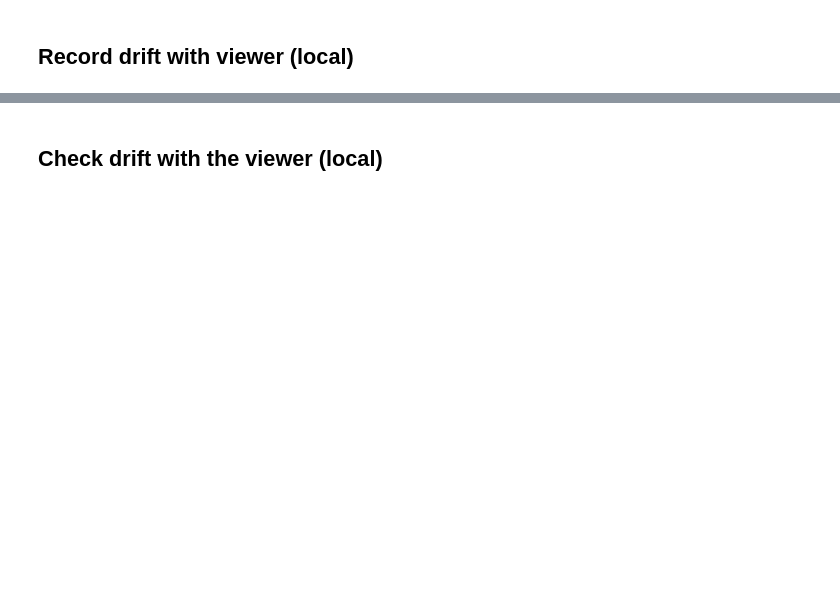
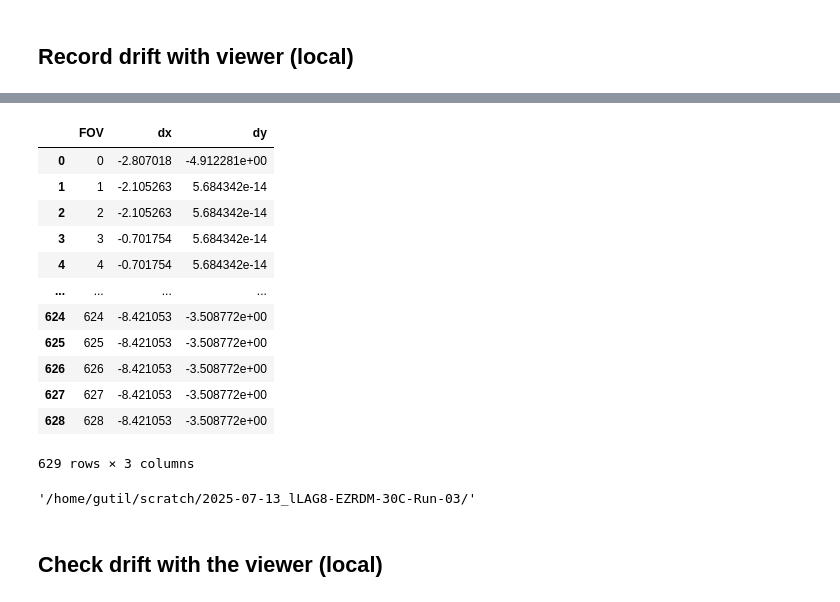
Before and after one commit to gutiloluis/lag_paulsson-lab, a Jupyter notebook: misc/2025-06-28_Manual-Drift-Recording/2025-07-03_Drift-Recording-Cropped-Images.ipynb, the cells around one changed output, grey strips where cells are left out. Cells and saved outputs as stored; diff of their text form; code cells hidden in the pictures; blank space fills up the shorter version.

```diff
--- a/misc/2025-06-28_Manual-Drift-Recording/2025-07-03_Drift-Recording-Cropped-Images.ipynb
+++ b/misc/2025-06-28_Manual-Drift-Recording/2025-07-03_Drift-Recording-Cropped-Images.ipynb
@@ -103,3 +120,23 @@ drift_df.plot(x='FOV', y='dx', marker='o')
+# %%
+drift_df
+# %% [output]
+|  | FOV | dx | dy |
+| 0 | 0 | -2.807018 | -4.912281e+00 |
+| 1 | 1 | -2.105263 | 5.684342e-14 |
+| 2 | 2 | -2.105263 | 5.684342e-14 |
+| 3 | 3 | -0.701754 | 5.684342e-14 |
+| 4 | 4 | -0.701754 | 5.684342e-14 |
+| ... | ... | ... | ... |
+| 624 | 624 | -8.421053 | -3.508772e+00 |
+| 625 | 625 | -8.421053 | -3.508772e+00 |
+| 626 | 626 | -8.421053 | -3.508772e+00 |
+| 627 | 627 | -8.421053 | -3.508772e+00 |
+| 628 | 628 | -8.421053 | -3.508772e+00 |
+629 rows × 3 columns
+# %%
+HEADPATH
+# %% [output]
+'/home/gutil/scratch/2025-07-13_lLAG8-EZRDM-30C-Run-03/'
 # %%
 drift_df.to_pickle(HEADPATH + 'drift_metadata.pkl')
 # %% [markdown]
```
Also changed, not shown: parts of 9 cells of this notebook.
